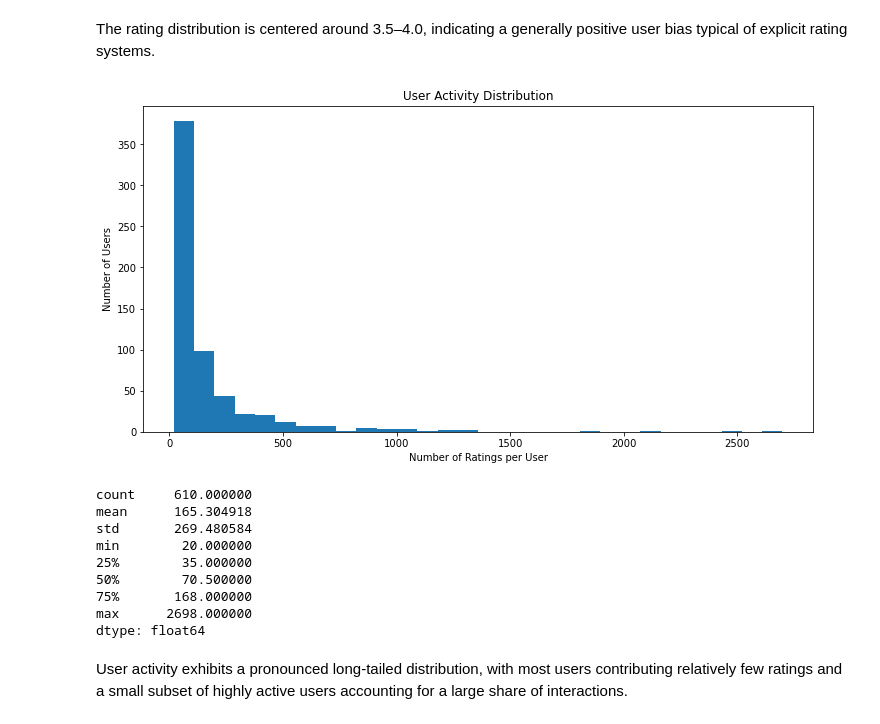
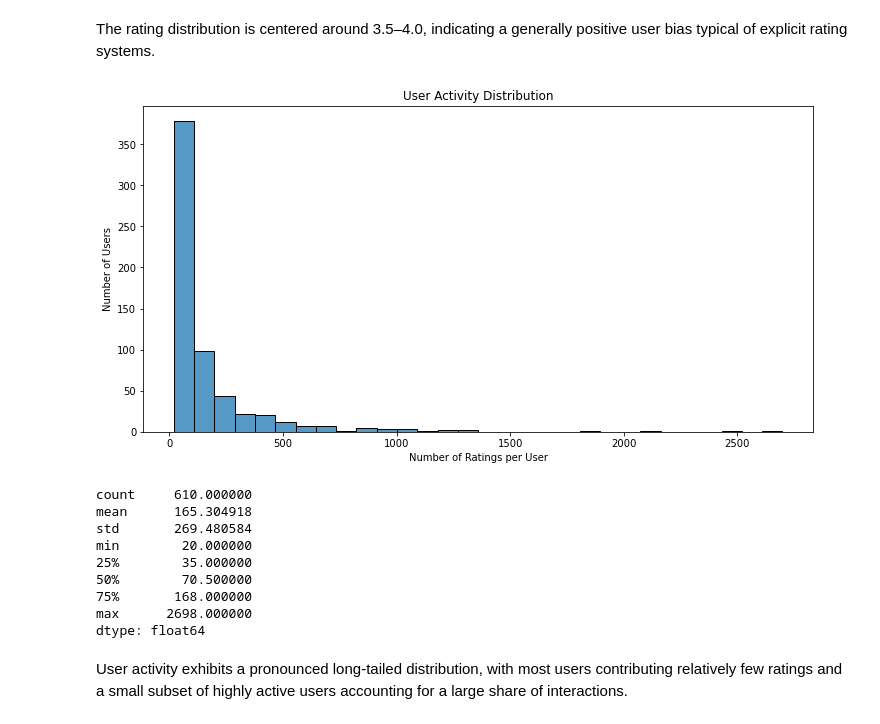
Before and after one commit to MrDenzy/Phase-4-Project---Movie-Recommendation-System, a Jupyter notebook: notebook/jasho.ipynb, the cells around one changed output. Cells and saved outputs as stored; diff of their text form; code cells hidden in the pictures.

```diff
--- a/notebook/jasho.ipynb
+++ b/notebook/jasho.ipynb
@@ -213,16 +217,17 @@ The rating distribution is centered around 3.5–4.0, indicating a generally pos
 # %%
 # 6.2 Ratings per User
 ratings_per_user = ratings_df.groupby('userId').size()
 
 plt.figure(figsize=(12, 6))
-plt.hist(ratings_per_user, bins=30)
+sns.histplot(ratings_per_user, bins=30, kde=False)
 plt.xlabel("Number of Ratings per User")
 plt.ylabel("Number of Users")
 plt.title("User Activity Distribution")
 plt.show()
+
 ratings_per_user.describe()
 # %% [output]
-[figure, old version]
+[figure, new version]
 count     610.000000
 mean      165.304918
 std       269.480584
```
Also changed, not shown: parts of 23 cells of this notebook.
